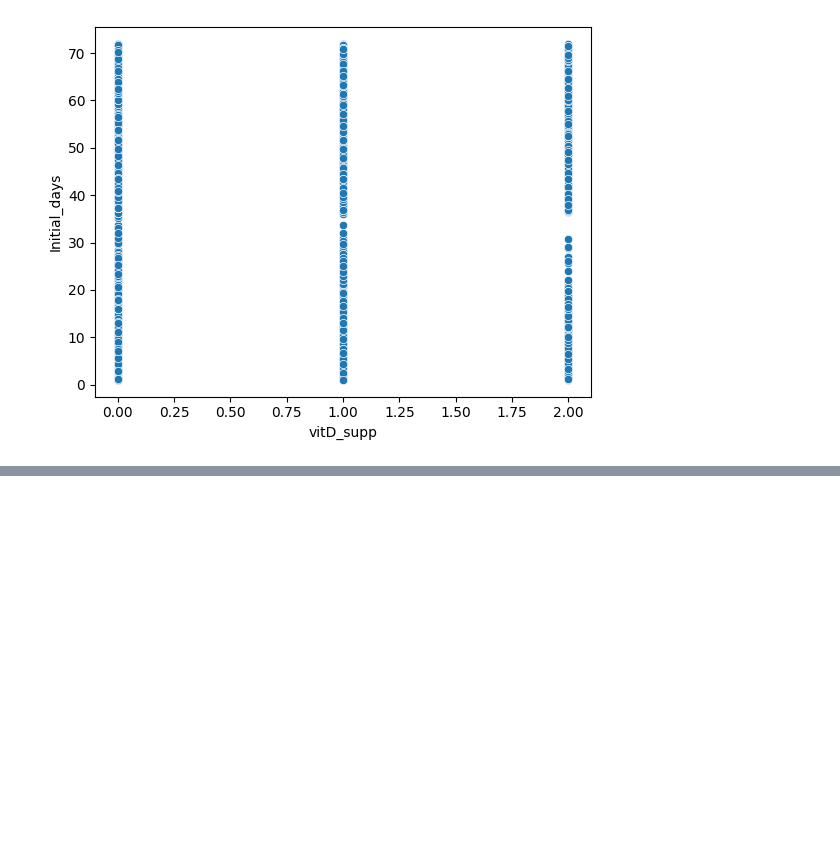
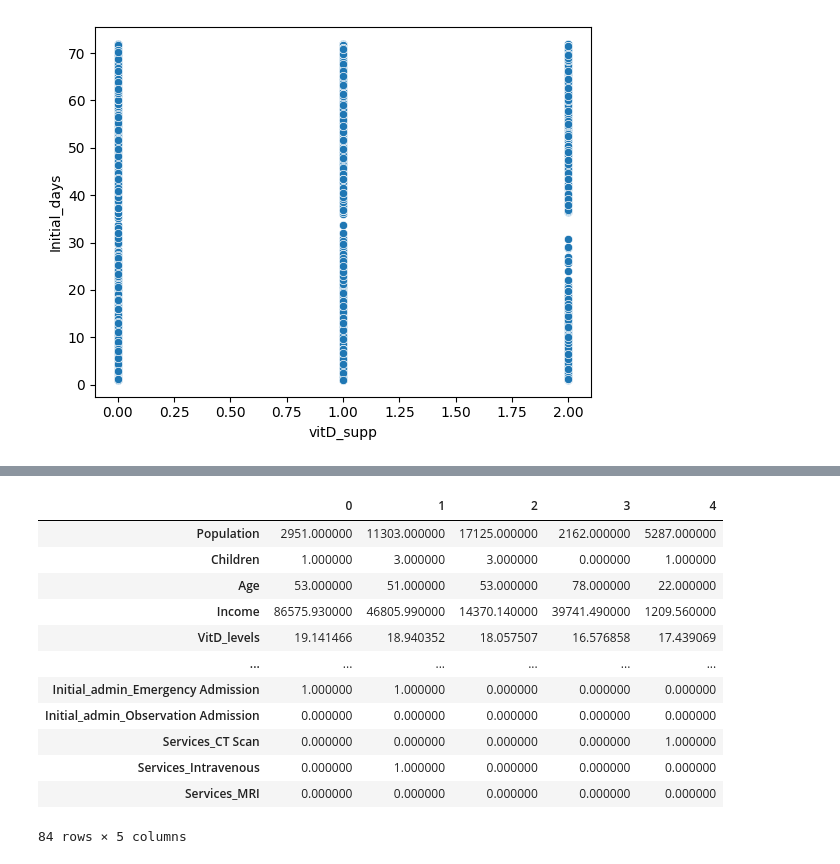
Before and after one commit to sjo1403/medical_predictive_modeling, a Jupyter notebook: D208 Task1.ipynb, the cells around one changed output, grey strips where cells are left out. Cells and saved outputs as stored; diff of their text form; code cells hidden in the pictures; blank space fills up the shorter version.

Commit message:
Add files via upload
completed feature transformations

```diff
--- a/D208 Task1.ipynb
+++ b/D208 Task1.ipynb
@@ -296,0 +321,30 @@ for col in numerical.columns:
+# %%
+# encode ordinal data
+# start with binary values
+df.replace(to_replace='No', value=0, inplace=True)
+df.replace(to_replace='Yes', value=1, inplace=True)
+# %%
+# encode remaining ordinal data
+# import scikit-learn to perform label encoding
+from sklearn.preprocessing import OrdinalEncoder
+
+oe = OrdinalEncoder(categories=[['Low', 'Medium', 'High']])
+df['Complication_risk'] = oe.fit_transform(df[['Complication_risk']])
+# %%
+# perform dummy variable encoding nominal data
+df = pd.get_dummies(df, columns=['State', 'Marital', 'Gender', 'Initial_admin', 'Services'], drop_first=True)
+df.head(5).transpose()
+# %% [output]
+|  | 0 | 1 | 2 | 3 | 4 |
+| Population | 2951.000000 | 11303.000000 | 17125.000000 | 2162.000000 | 5287.000000 |
+| Children | 1.000000 | 3.000000 | 3.000000 | 0.000000 | 1.000000 |
+| Age | 53.000000 | 51.000000 | 53.000000 | 78.000000 | 22.000000 |
+| Income | 86575.930000 | 46805.990000 | 14370.140000 | 39741.490000 | 1209.560000 |
+| VitD_levels | 19.141466 | 18.940352 | 18.057507 | 16.576858 | 17.439069 |
+| ... | ... | ... | ... | ... | ... |
+| Initial_admin_Emergency Admission | 1.000000 | 1.000000 | 0.000000 | 0.000000 | 0.000000 |
+| Initial_admin_Observation Admission | 0.000000 | 0.000000 | 0.000000 | 0.000000 | 0.000000 |
+| Services_CT Scan | 0.000000 | 0.000000 | 0.000000 | 0.000000 | 1.000000 |
+| Services_Intravenous | 0.000000 | 1.000000 | 0.000000 | 0.000000 | 0.000000 |
+| Services_MRI | 0.000000 | 0.000000 | 0.000000 | 0.000000 | 0.000000 |
+84 rows × 5 columns
```
Also changed, not shown: parts of 3 cells of this notebook.
